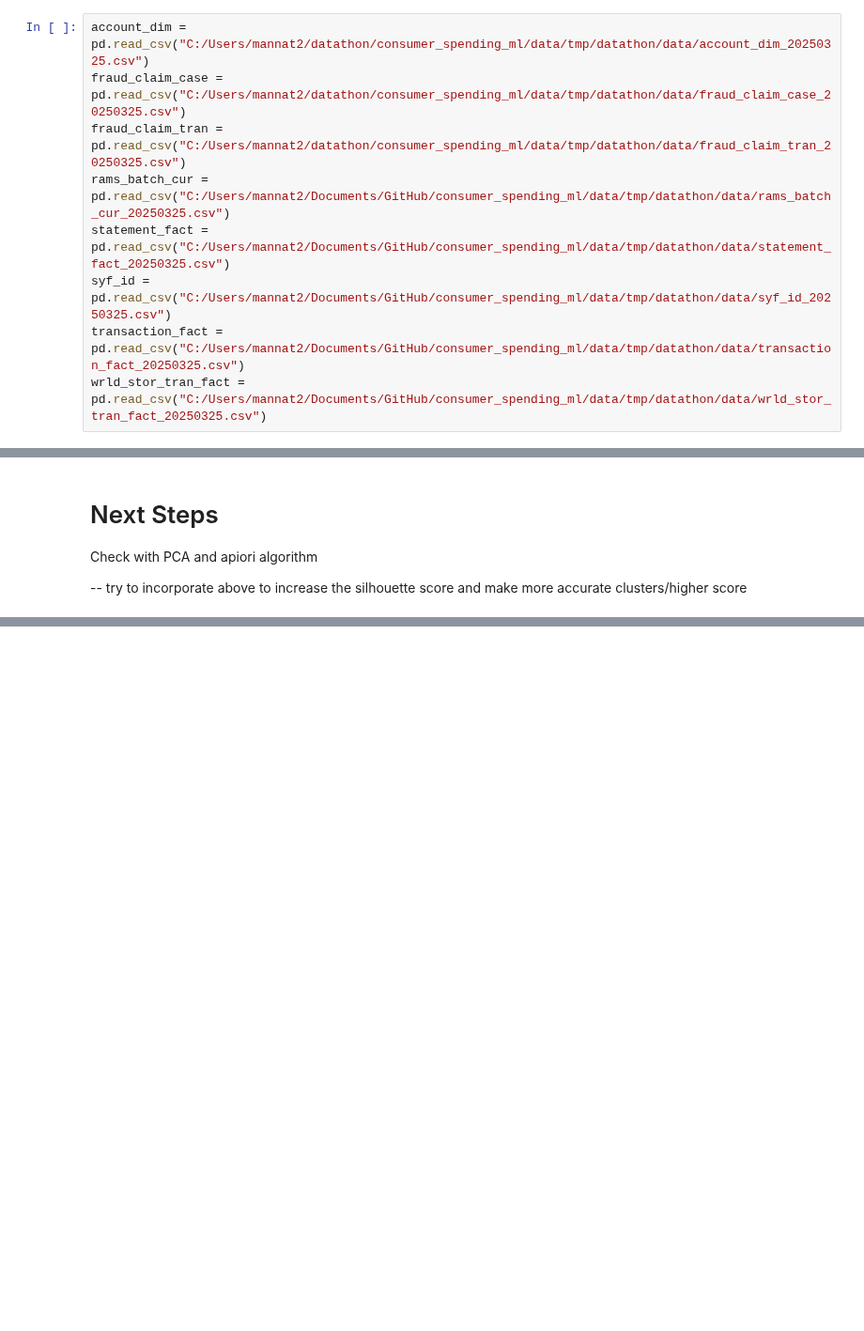
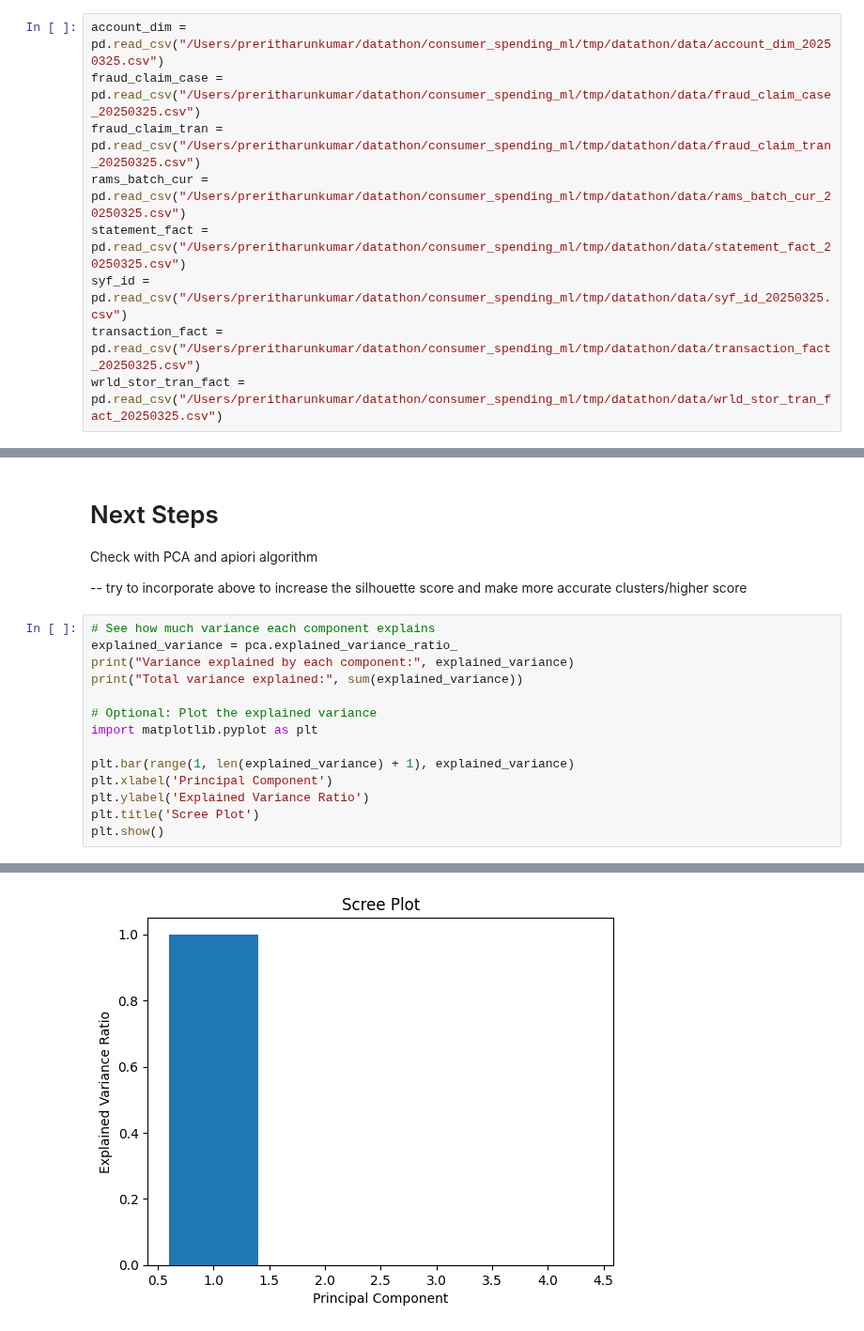
Before and after one commit to manntalati/consumer_spending_ml, a Jupyter notebook: classification_model/model.ipynb, the cells around one changed output, grey strips where cells are left out. Shown at 94% size. Saved outputs shown, nothing was run; the diff lists cells and outputs as text; blank space fills up the shorter version.

```diff
--- a/classification_model/model.ipynb
+++ b/classification_model/model.ipynb
@@ -73,12 +72,12 @@ import pyarrow as pa
 # %%
-account_dim = pd.read_csv("C:/Users/mannat2/datathon/consumer_spending_ml/data/tmp/datathon/data/account_dim_20250325.csv")
-fraud_claim_case = pd.read_csv("C:/Users/mannat2/datathon/consumer_spending_ml/data/tmp/datathon/data/fraud_claim_case_20250325.csv")
-fraud_claim_tran = pd.read_csv("C:/Users/mannat2/datathon/consumer_spending_ml/data/tmp/datathon/data/fraud_claim_tran_20250325.csv")
-rams_batch_cur = pd.read_csv("C:/Users/mannat2/Documents/GitHub/consumer_spending_ml/data/tmp/datathon/data/rams_batch_cur_20250325.csv")
-statement_fact = pd.read_csv("C:/Users/mannat2/Documents/GitHub/consumer_spending_ml/data/tmp/datathon/data/statement_fact_20250325.csv")
-syf_id = pd.read_csv("C:/Users/mannat2/Documents/GitHub/consumer_spending_ml/data/tmp/datathon/data/syf_id_20250325.csv")
-transaction_fact = pd.read_csv("C:/Users/mannat2/Documents/GitHub/consumer_spending_ml/data/tmp/datathon/data/transaction_fact_20250325.csv")
-wrld_stor_tran_fact = pd.read_csv("C:/Users/mannat2/Documents/GitHub/consumer_spending_ml/data/tmp/datathon/data/wrld_stor_tran_fact_20250325.csv")
+account_dim = pd.read_csv("/Users/preritharunkumar/datathon/consumer_spending_ml/tmp/datathon/data/account_dim_20250325.csv")
+fraud_claim_case = pd.read_csv("/Users/preritharunkumar/datathon/consumer_spending_ml/tmp/datathon/data/fraud_claim_case_20250325.csv")
+fraud_claim_tran = pd.read_csv("/Users/preritharunkumar/datathon/consumer_spending_ml/tmp/datathon/data/fraud_claim_tran_20250325.csv")
+rams_batch_cur = pd.read_csv("/Users/preritharunkumar/datathon/consumer_spending_ml/tmp/datathon/data/rams_batch_cur_20250325.csv")
+statement_fact = pd.read_csv("/Users/preritharunkumar/datathon/consumer_spending_ml/tmp/datathon/data/statement_fact_20250325.csv")
+syf_id = pd.read_csv("/Users/preritharunkumar/datathon/consumer_spending_ml/tmp/datathon/data/syf_id_20250325.csv")
+transaction_fact = pd.read_csv("/Users/preritharunkumar/datathon/consumer_spending_ml/tmp/datathon/data/transaction_fact_20250325.csv")
+wrld_stor_tran_fact = pd.read_csv("/Users/preritharunkumar/datathon/consumer_spending_ml/tmp/datathon/data/wrld_stor_tran_fact_20250325.csv")
 # %%
 rams_batch_cur = rams_batch_cur[['cu_account_nbr', 'cu_bhv_scr', 'cu_crd_bureau_scr', 'ca_avg_utilz_lst_6_mnths', 'mo_tot_sales_array_1', 'mo_tot_sales_array_2', 'mo_tot_sales_array_3', 'mo_tot_sales_array_4', 'mo_tot_sales_array_5', 'mo_tot_sales_array_6', 'cu_cash_line_am', 'cu_crd_line', 'cu_otb', 'cu_nbr_days_dlq', 'ca_max_dlq_lst_6_mnths', 'ca_nsf_count_lst_12_months', 'cu_cur_nbr_due']]
 rams_batch_cur.drop(columns=['mo_tot_sales_array_1', 'mo_tot_sales_array_2', 'mo_tot_sales_array_3', 'mo_tot_sales_array_4', 'mo_tot_sales_array_5', 'mo_tot_sales_array_6'], inplace=True)
@@ -328,3 +343,18 @@ PCA does not accept missing values encoded as NaN natively. For supervised learn
 Check with PCA and apiori algorithm
 
 -- try to incorporate above to increase the silhouette score and make more accurate clusters/higher score
+# %%
+# See how much variance each component explains
+explained_variance = pca.explained_variance_ratio_
+print("Variance explained by each component:", explained_variance)
+print("Total variance explained:", sum(explained_variance))
+
+# Optional: Plot the explained variance
+import matplotlib.pyplot as plt
+
+plt.bar(range(1, len(explained_variance) + 1), explained_variance)
+plt.xlabel('Principal Component')
+plt.ylabel('Explained Variance Ratio')
+plt.title('Scree Plot')
+plt.show()
+# %% [output]
@@ -330,0 +364 @@ Check with PCA and apiori algorithm
+[figure, added]
```
Also changed, not shown: parts of 6 cells of this notebook.
